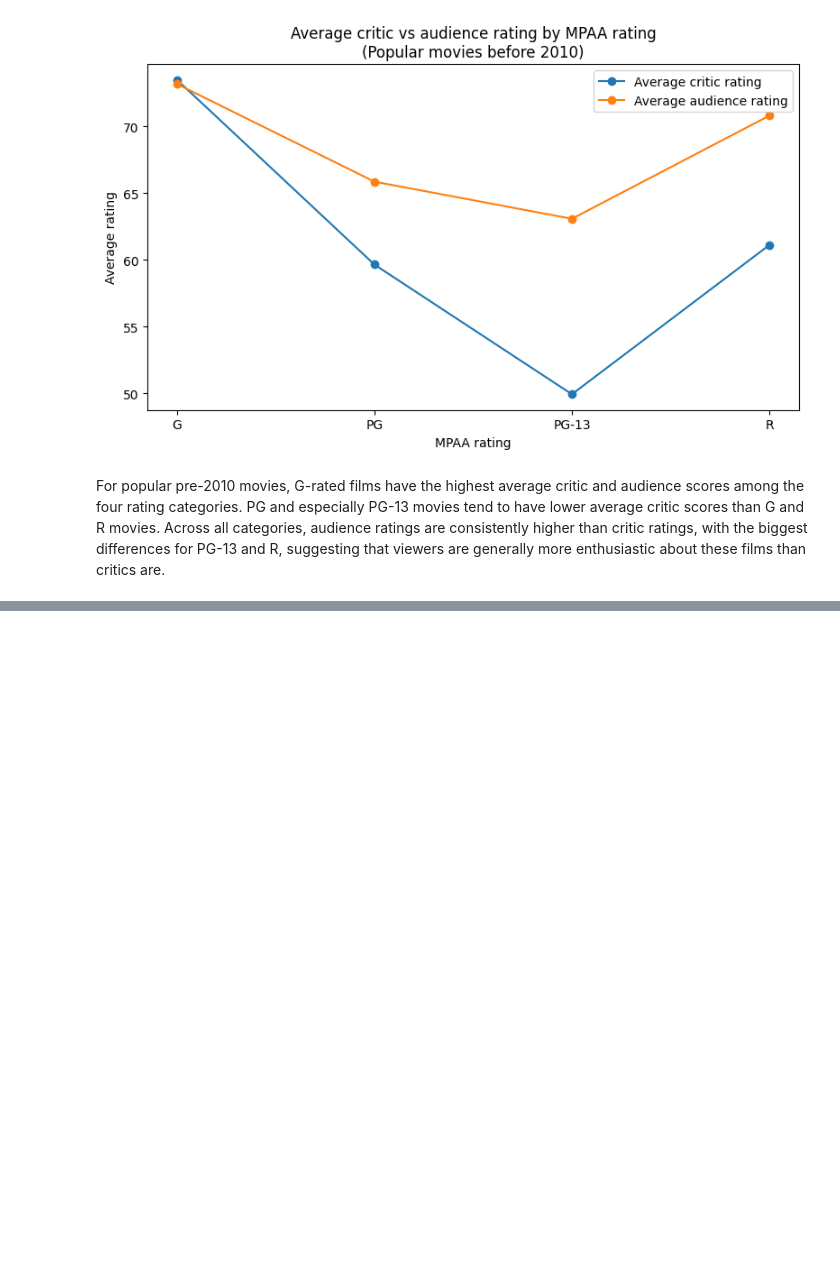
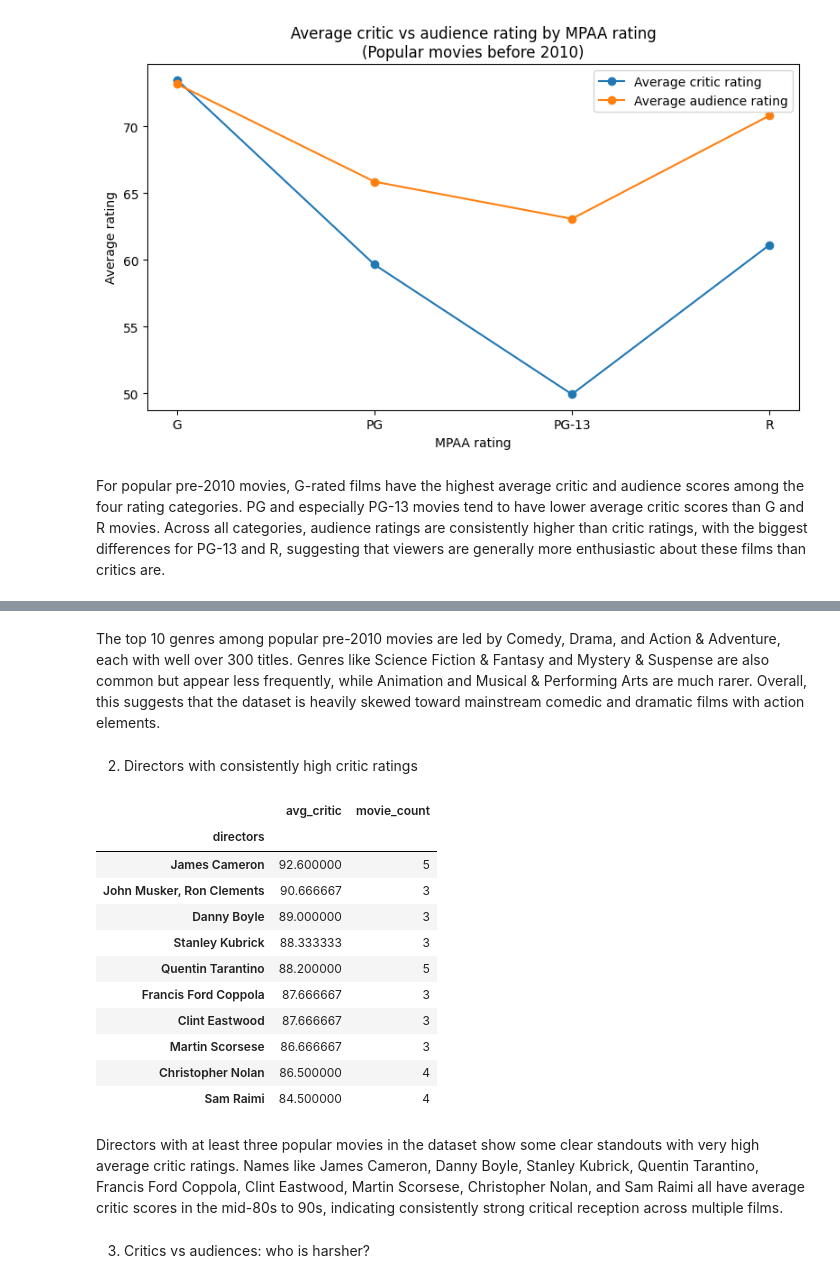
Before and after one commit to fayyyyyxy/movie-rating-prediction, a Jupyter notebook: src/cleaning_EDA/EDA_popmov2010.ipynb, the cells around one changed output, grey strips where cells are left out. Saved outputs shown, nothing was run; the diff lists cells and outputs as text; code cells hidden in the pictures; blank space fills up the shorter version.

```diff
--- a/src/cleaning_EDA/EDA_popmov2010.ipynb
+++ b/src/cleaning_EDA/EDA_popmov2010.ipynb
@@ -83,0 +155,32 @@ For popular pre-2010 movies, G-rated films have the highest average critic and a
+# %% [markdown]
+The top 10 genres among popular pre-2010 movies are led by Comedy, Drama, and Action & Adventure, each with well over 300 titles. Genres like Science Fiction & Fantasy and Mystery & Suspense are also common but appear less frequently, while Animation and Musical & Performing Arts are much rarer. Overall, this suggests that the dataset is heavily skewed toward mainstream comedic and dramatic films with action elements.
+# %% [markdown]
+2. Directors with consistently high critic ratings
+# %%
+# directors with at least 3 popular movies
+dir_stats = (
+    popmov.groupby("directors")
+          .agg(avg_critic=("critic_rating", "mean"),
+               movie_count=("movie_id", "count"))
+          .query("movie_count >= 3")
+          .sort_values("avg_critic", ascending=False)
+)
+
+dir_stats.head(10)
+# %% [output]
+|  | avg_critic | movie_count |
+| directors |  |  |
+| James Cameron | 92.600000 | 5 |
+| John Musker, Ron Clements | 90.666667 | 3 |
+| Danny Boyle | 89.000000 | 3 |
+| Stanley Kubrick | 88.333333 | 3 |
+| Quentin Tarantino | 88.200000 | 5 |
+| Francis Ford Coppola | 87.666667 | 3 |
+| Clint Eastwood | 87.666667 | 3 |
+| Martin Scorsese | 86.666667 | 3 |
+| Christopher Nolan | 86.500000 | 4 |
+| Sam Raimi | 84.500000 | 4 |
+# %% [markdown]
+Directors with at least three popular movies in the dataset show some clear standouts with very high average critic ratings. Names like James Cameron, Danny Boyle, Stanley Kubrick, Quentin Tarantino, Francis Ford Coppola, Clint Eastwood, Martin Scorsese, Christopher Nolan, and Sam Raimi all have average critic scores in the mid-80s to 90s, indicating consistently strong critical reception across multiple films.
+# %% [markdown]
+3. Critics vs audiences: who is harsher?
```
Also changed, not shown: parts of 10 cells of this notebook.
